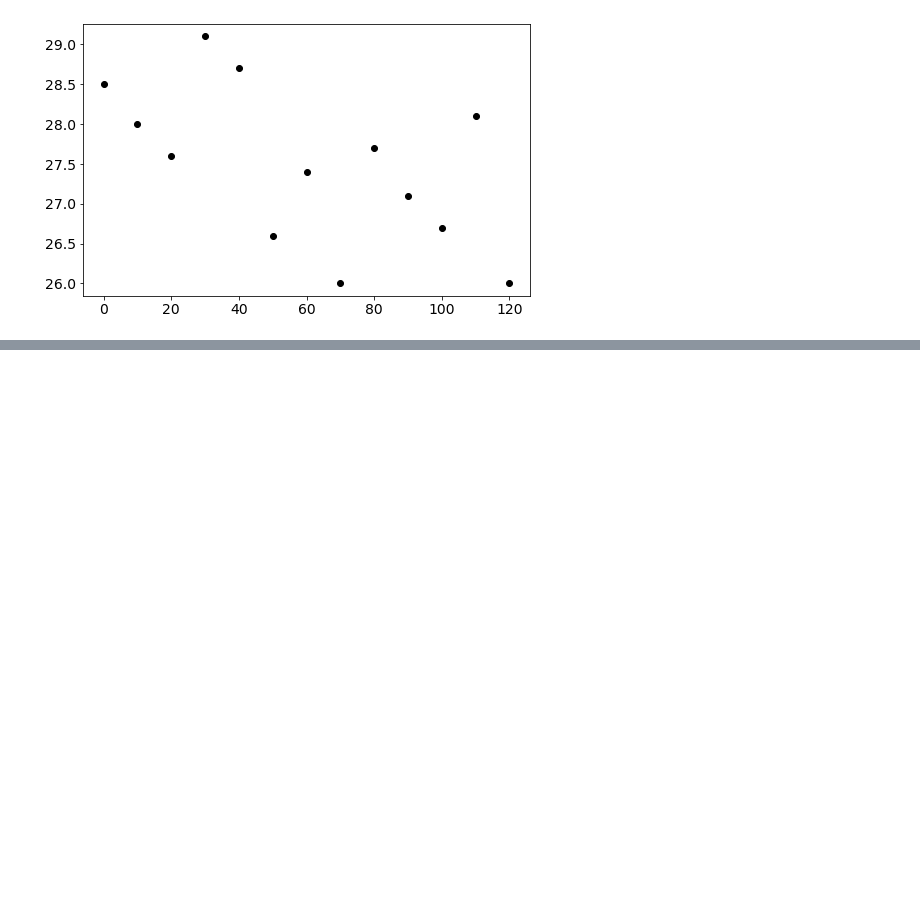
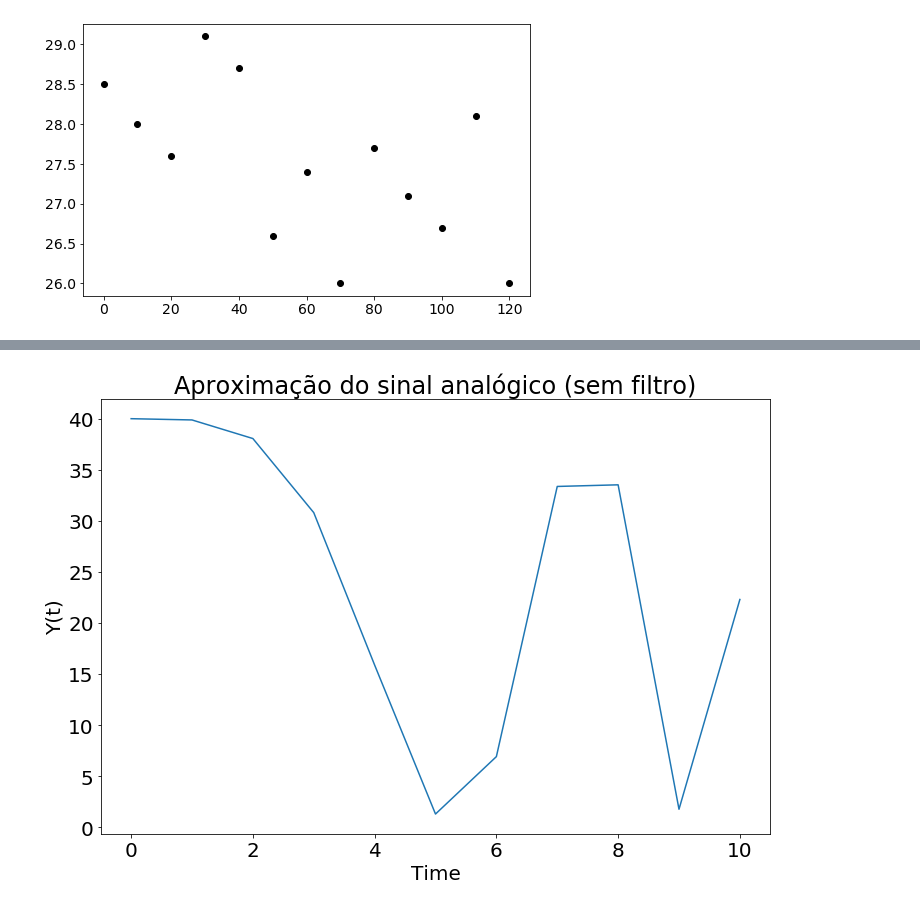
Before and after one commit to aholanda/edu-sistemas-embarcados, a Jupyter notebook: notebooks/Semana01.ipynb, the cells around one changed output, grey strips where cells are left out. Cells and saved outputs as stored; diff of their text form; code cells hidden in the pictures; blank space fills up the shorter version.

```diff
--- a/notebooks/Semana01.ipynb
+++ b/notebooks/Semana01.ipynb
@@ -135,0 +183,9 @@ plt.show()
+# %%
+f = interp1d(x, y, kind='cubic')
+plt.xlabel('Time')
+plt.ylabel('Y(t)')
+plt.title('Aproximação do sinal analógico (sem filtro)')
+plt.plot(x, f(x))
+plt.show()
+# %% [output]
+[figure, added]
```
Also changed, not shown: parts of 9 cells of this notebook.
